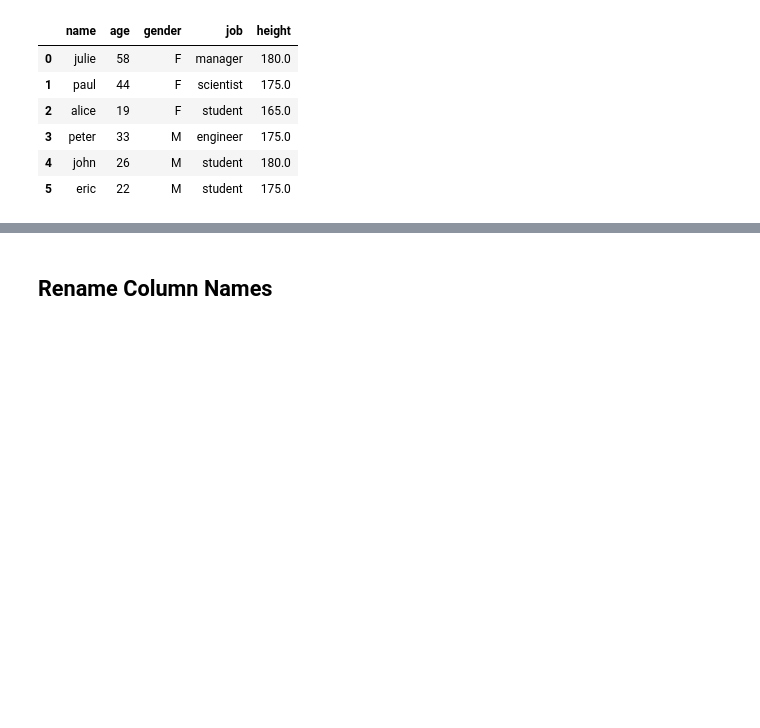
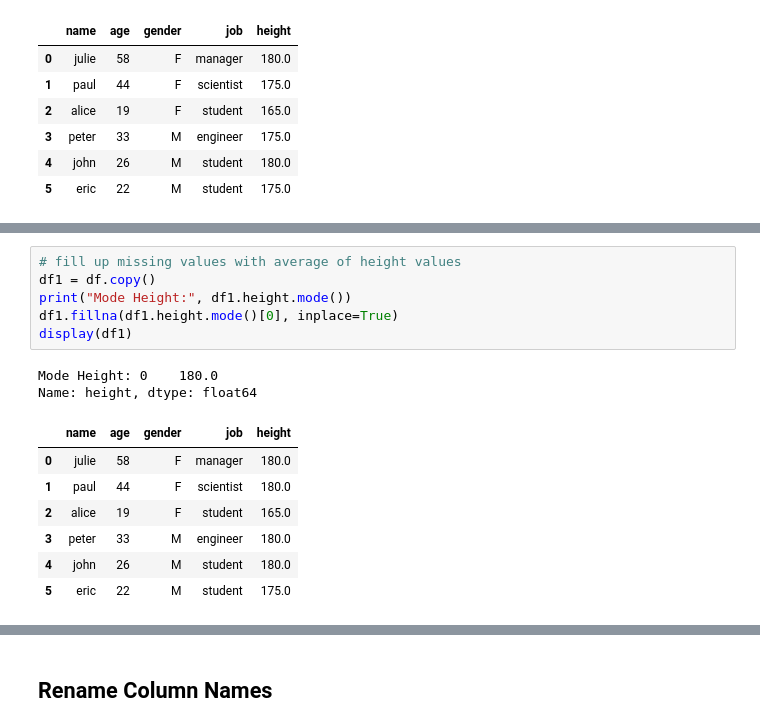
Before and after one commit to toarnabtrainer/AEC_ML_Batch_1_August_2026, a Jupyter notebook: Pandas.ipynb, the cells around one changed output, grey strips where cells are left out. Cells and saved outputs as stored; diff of their text form; blank space fills up the shorter version.

```diff
--- a/Pandas.ipynb
+++ b/Pandas.ipynb
@@ -1179,0 +1195,16 @@ Average Height: 175.0
+# %%
+# fill up missing values with average of height values
+df1 = df.copy()
+print("Mode Height:", df1.height.mode())
+df1.fillna(df1.height.mode()[0], inplace=True)
+display(df1)
+# %% [output]
+Mode Height: 0    180.0
+Name: height, dtype: float64
+|  | name | age | gender | job | height |
+| 0 | julie | 58 | F | manager | 180.0 |
+| 1 | paul | 44 | F | scientist | 180.0 |
+| 2 | alice | 19 | F | student | 165.0 |
+| 3 | peter | 33 | M | engineer | 180.0 |
+| 4 | john | 26 | M | student | 180.0 |
+| 5 | eric | 22 | M | student | 175.0 |
```
Also changed, not shown: parts of 11 cells of this notebook.
